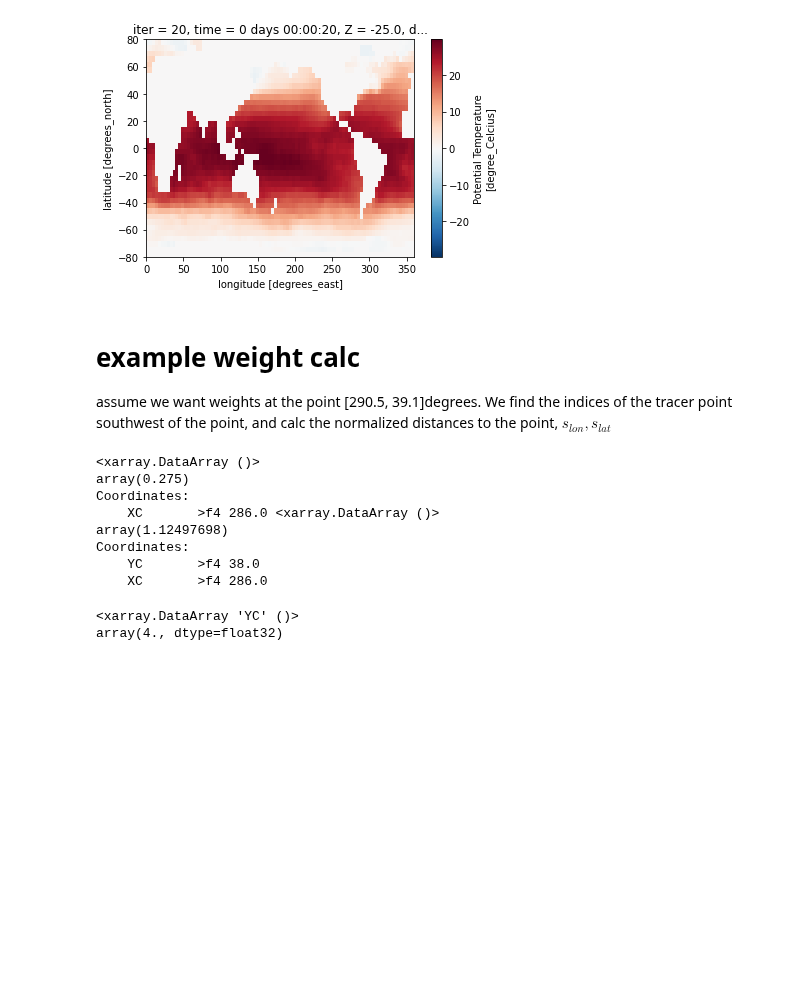
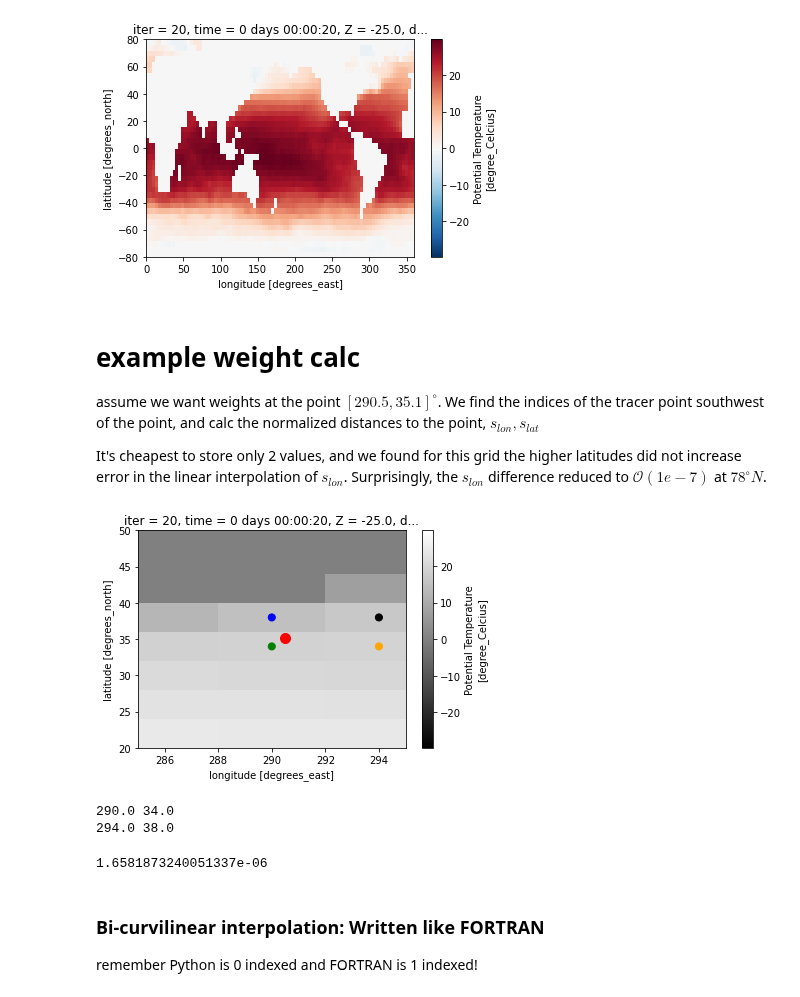
Before and after one commit to IvanaEscobar/sandbox, a Jupyter notebook: sandbox/bin/notebooks/ihop_interp-curvilinear-tracer-pts.ipynb, the cells around one changed output. Cells and saved outputs as stored; diff of their text form; code cells hidden in the pictures; blank space fills up the shorter version.

Commit message:
bi-curvilinear interpolation FAIL demo

```diff
--- a/sandbox/bin/notebooks/ihop_interp-curvilinear-tracer-pts.ipynb
+++ b/sandbox/bin/notebooks/ihop_interp-curvilinear-tracer-pts.ipynb
@@ -19,6 +19,7 @@ grid_dir = data_dir
 ds = xmitgcm.open_mdsdataset(data_dir,
                              prefix=['ssp', 'T'],
                              iters=[20])
+ds = ds.squeeze()
 # %%
 ds
 # %% [output]
@@ -57,29 +58,41 @@ plt.show()
 # %% [markdown]
 # example weight calc
 
-assume we want weights at the point [290.5, 39.1]degrees. We find the indices of the tracer point southwest of the point, and calc the normalized distances to the point, $s_{lon}, s_{lat}$
+assume we want weights at the point $[290.5, 35.1]^\circ$. We find the indices of the tracer point southwest of the point, and calc the normalized distances to the point, $s_{lon}, s_{lat}$
+
+It's cheapest to store only 2 values, and we found for this grid the higher latitudes did not increase error in the linear interpolation of $s_{lon}$. Surprisingly, the $s_{lon}$ difference reduced to $\mathcal{O}(1e-7)$ at $78^\circ N$.
 # %%
 #   XC        YC
-pt =[290.5,   39.1]
+pt =[290.5,   35.1]
+ds = ds.isel(Z=0)
-# %%
-s_lon = sb.gcDistance(ds.YC[29], ds.XC[71], ds.YC[29], pt[0]) / \
-        sb.gcDistance(ds.YC[29], ds.XC[71], ds.YC[29], ds.XC[72])
-
-s_lat = sb.gcDistance(ds.YC[29], ds.XC[71], pt[1], ds.XC[71]) / \
-        sb.gcDistance(ds.YC[29], ds.XC[71], ds.YC[30], ds.XC[71])
-
-print(s_lat, s_lon)
-# %% [output]
-<xarray.DataArray ()>
-array(0.275)
-Coordinates:
-    XC       >f4 286.0 <xarray.DataArray ()>
-array(1.12497698)
-Coordinates:
-    YC       >f4 38.0
-    XC       >f4 286.0
-# %%
-ds.YC[30]-ds.YC[29]
-# %% [output]
-<xarray.DataArray 'YC' ()>
-array(4., dtype=float32)
+# %%
+ds.T.plot(xlim=[285, 295], ylim=[20,50], cmap='gray')
+plt.scatter(x=pt[0],y=pt[1],c='red', s=100)
+plt.scatter(x=[ds.XC[72], ds.XC[72], ds.XC[73], ds.XC[73]],
+            y=[ds.YC[28], ds.YC[29], ds.YC[28], ds.YC[29]],
+            c=['green','blue', 'orange', 'black'],s=50)
+plt.show()
+# %% [output]
+[figure, added]
+# %%
+print(ds.XC[72].values, ds.YC[28].values )
+print(ds.XC[73].values, ds.YC[29].values )
+# %% [output]
+290.0 34.0
+294.0 38.0
+# %%
+s_lon = sb.gcDistance(ds.YC[28], ds.XC[72], ds.YC[28], pt[0]) / \
+        sb.gcDistance(ds.YC[28], ds.XC[72], ds.YC[28], ds.XC[73])
+s_lon_top = sb.gcDistance(ds.YC[29], ds.XC[72], ds.YC[29], pt[0]) / \
+        sb.gcDistance(ds.YC[29], ds.XC[72], ds.YC[29], ds.XC[73])
+
+s_lat = sb.gcDistance(ds.YC[28], ds.XC[72], pt[1], ds.XC[72]) / \
+        sb.gcDistance(ds.YC[28], ds.XC[72], ds.YC[29], ds.XC[72])
+
+print(np.abs((s_lon - s_lon_top).values))
+# %% [output]
+1.6581873240051337e-06
+# %% [markdown]
+### Bi-curvilinear interpolation: Written like FORTRAN
+
+remember Python is 0 indexed and FORTRAN is 1 indexed!
```
Also changed, not shown: parts of 7 cells of this notebook, 1 other file.
